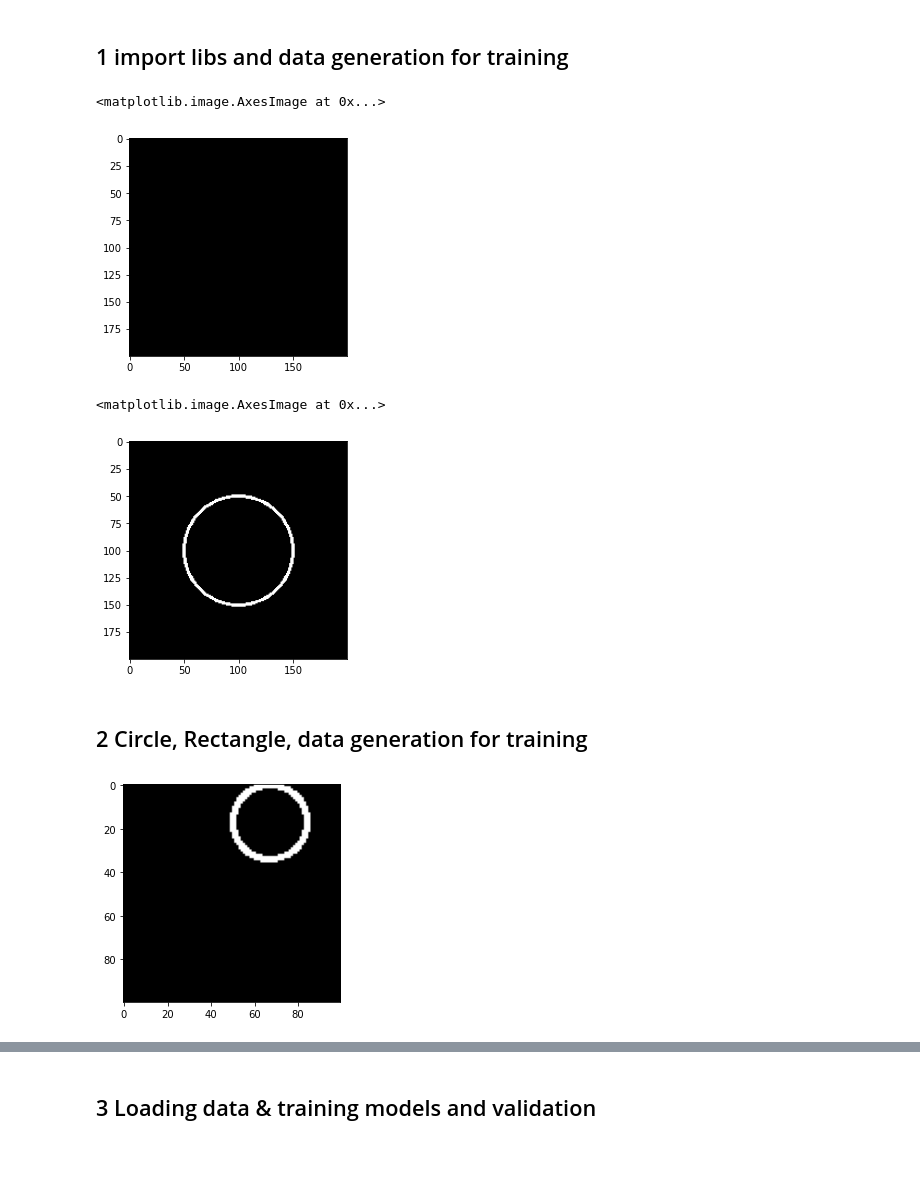
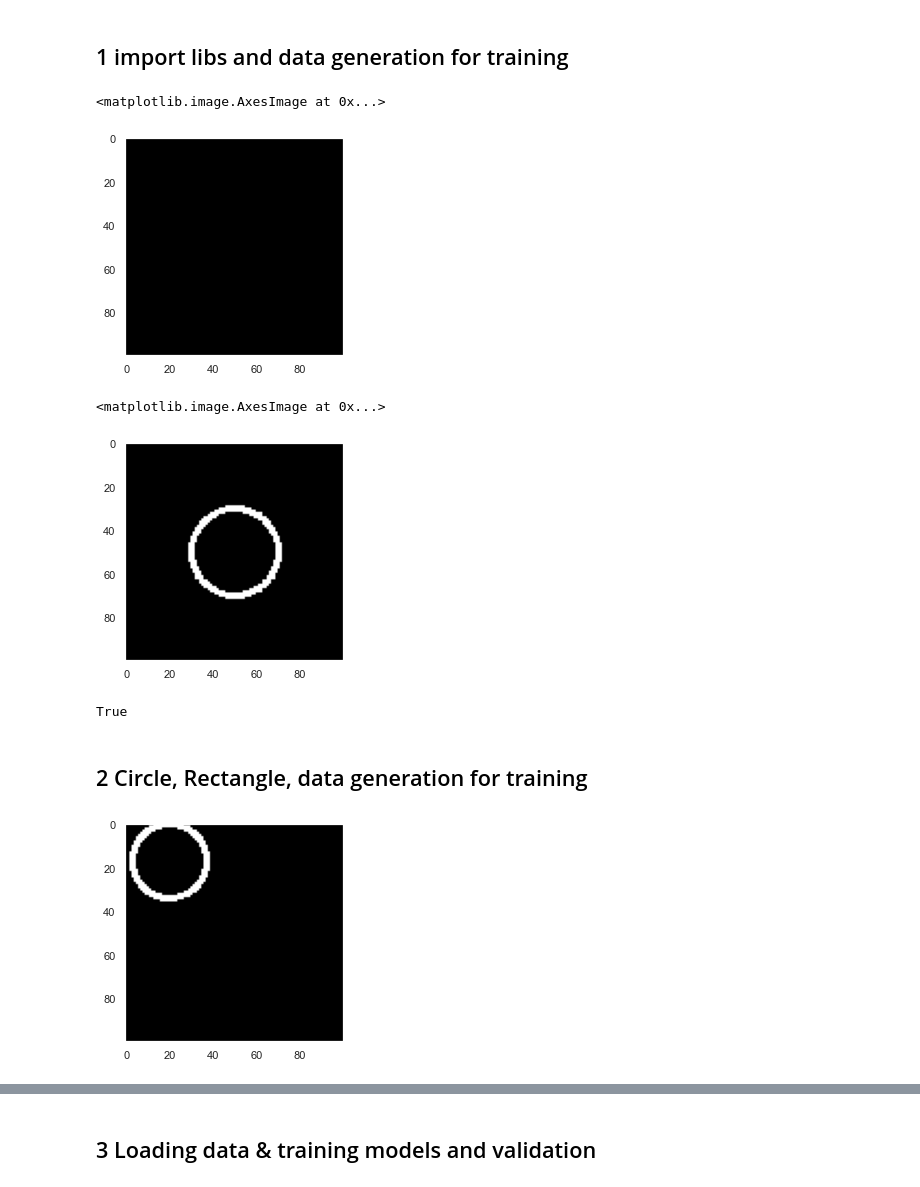
Before and after one commit to NamjuLee/Data-Design-AI-for-Urban-Data-and-Viz-Harvard-GSD-public, a Jupyter notebook: src/PART_06_Problem_Data_Model_Train_Validation/LAB_03_SmartDrawing/01_DrawingPredictionByImage.ipynb, the cells around one changed output, grey strips where cells are left out. Cells and saved outputs as stored; diff of their text form; code cells hidden in the pictures; blank space fills up the shorter version.

Commit message:
update smart drawing with images

```diff
--- a/src/PART_06_Problem_Data_Model_Train_Validation/LAB_03_SmartDrawing/01_DrawingPredictionByImage.ipynb
+++ b/src/PART_06_Problem_Data_Model_Train_Validation/LAB_03_SmartDrawing/01_DrawingPredictionByImage.ipynb
@@ -28,21 +19,23 @@ from PIL import Image
 import matplotlib.pyplot as plt
 %matplotlib inline
 # %%
-img = np.zeros((200, 200, 3), np.uint8)
+img = np.zeros((100, 100, 3), np.uint8)
 plt.imshow(img)
 # %% [output]
 <matplotlib.image.AxesImage at 0x...>
-[figure, old version]
+[figure, new version]
 # %%
 # https://www.geeksforgeeks.org/python-opencv-cv2-circle-method/
-imgCircle = cv2.circle(img, (100, 100), 50, (255, 255, 255), 2)
+imgCircle = cv2.circle(img, (50, 50), 20, (255, 255, 255), 2)
 plt.imshow(imgCircle)
 # %% [output]
 <matplotlib.image.AxesImage at 0x...>
-[figure, old version]
+[figure, new version]
 # %%
 filename = 'data/imgTest/savedImage.jpg'
 cv2.imwrite(filename, imgCircle)
+# %% [output]
+True
 # %% [markdown]
 ## 2 Circle, Rectangle, data generation for training
 # %%
@@ -79,7 +72,7 @@ for i in range(observation):
     filename = path + 'circle_' + str(i) + '.jpg'
     cv2.imwrite(filename, imgCircle)
 # %% [output]
-[figure, old version]
+[figure, new version]
 # %%
 for i in range(observation):
     canvas = np.zeros((width, height, 3), np.uint8)
```
Also changed, not shown: parts of 29 cells of this notebook, 21 other files.
